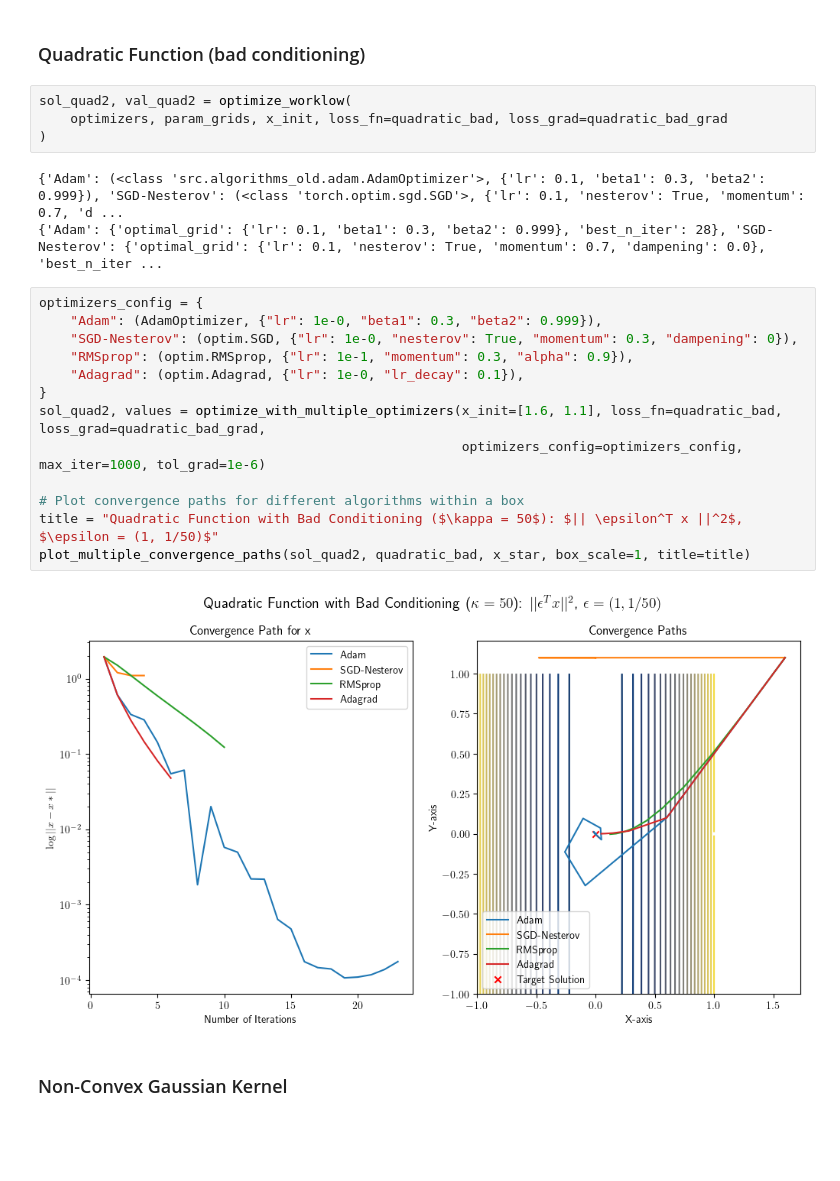
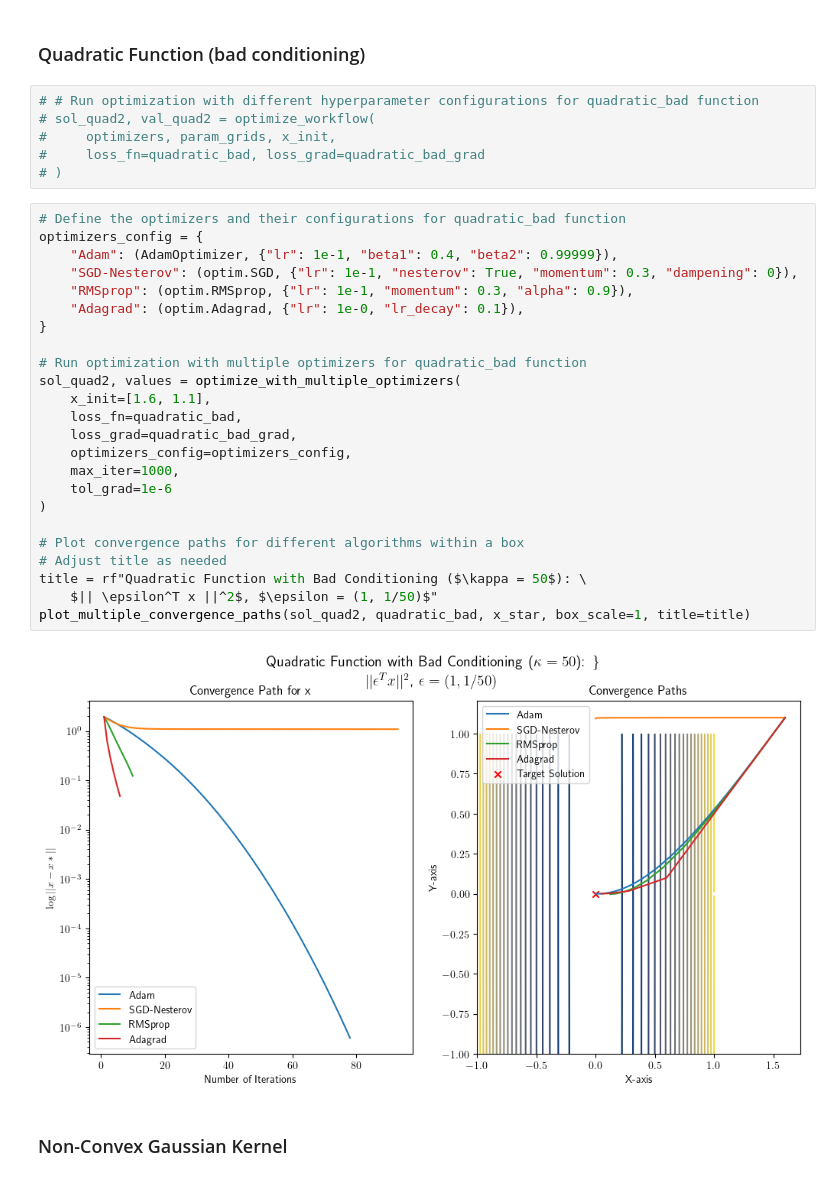
Before and after one commit to JulesBrable/AdvancedML, a Jupyter notebook: notebooks/algorithms.ipynb, the cells around one changed output. Cells and saved outputs as stored; diff of their text form; blank space fills up the shorter version.

```diff
--- a/notebooks/algorithms.ipynb
+++ b/notebooks/algorithms.ipynb
@@ -328,27 +360,37 @@ plot_multiple_convergence_paths(sol_quad1, quadratic_good, x_star, box_scale=1,
 # %% [markdown]
 ### Quadratic Function (bad conditioning)
 # %%
-sol_quad2, val_quad2 = optimize_worklow(
-    optimizers, param_grids, x_init, loss_fn=quadratic_bad, loss_grad=quadratic_bad_grad
-)
+# # Run optimization with different hyperparameter configurations for quadratic_bad function
+# sol_quad2, val_quad2 = optimize_workflow(
+#     optimizers, param_grids, x_init,
+#     loss_fn=quadratic_bad, loss_grad=quadratic_bad_grad
+# )
-# %% [output]
-{'Adam': (<class 'src.algorithms_old.adam.AdamOptimizer'>, {'lr': 0.1, 'beta1': 0.3, 'beta2': 0.999}), 'SGD-Nesterov': (<class 'torch.optim.sgd.SGD'>, {'lr': 0.1, 'nesterov': True, 'momentum': 0.7, 'd ...
-{'Adam': {'optimal_grid': {'lr': 0.1, 'beta1': 0.3, 'beta2': 0.999}, 'best_n_iter': 28}, 'SGD-Nesterov': {'optimal_grid': {'lr': 0.1, 'nesterov': True, 'momentum': 0.7, 'dampening': 0.0}, 'best_n_iter ...
 # %%
+# Define the optimizers and their configurations for quadratic_bad function
 optimizers_config = {
-    "Adam": (AdamOptimizer, {"lr": 1e-0, "beta1": 0.3, "beta2": 0.999}),
-    "SGD-Nesterov": (optim.SGD, {"lr": 1e-0, "nesterov": True, "momentum": 0.3, "dampening": 0}),
+    "Adam": (AdamOptimizer, {"lr": 1e-1, "beta1": 0.4, "beta2": 0.99999}),
+    "SGD-Nesterov": (optim.SGD, {"lr": 1e-1, "nesterov": True, "momentum": 0.3, "dampening": 0}),
     "RMSprop": (optim.RMSprop, {"lr": 1e-1, "momentum": 0.3, "alpha": 0.9}),
     "Adagrad": (optim.Adagrad, {"lr": 1e-0, "lr_decay": 0.1}),
 }
-sol_quad2, values = optimize_with_multiple_optimizers(x_init=[1.6, 1.1], loss_fn=quadratic_bad, loss_grad=quadratic_bad_grad,
-                                                      optimizers_config=optimizers_config, max_iter=1000, tol_grad=1e-6)
+
+# Run optimization with multiple optimizers for quadratic_bad function
+sol_quad2, values = optimize_with_multiple_optimizers(
+    x_init=[1.6, 1.1],
+    loss_fn=quadratic_bad,
+    loss_grad=quadratic_bad_grad,
+    optimizers_config=optimizers_config,
+    max_iter=1000,
+    tol_grad=1e-6
+)
 
 # Plot convergence paths for different algorithms within a box
-title = "Quadratic Function with Bad Conditioning ($\kappa = 50$): $|| \epsilon^T x ||^2$, $\epsilon = (1, 1/50)$"
+# Adjust title as needed
+title = rf"Quadratic Function with Bad Conditioning ($\kappa = 50$): \
+    $|| \epsilon^T x ||^2$, $\epsilon = (1, 1/50)$"
 plot_multiple_convergence_paths(sol_quad2, quadratic_bad, x_star, box_scale=1, title=title)
 # %% [output]
-[figure, old version]
+[figure, new version]
 # %% [markdown]
 ### Non-Convex Gaussian Kernel
 # %%
```
Also changed, not shown: parts of 29 cells of this notebook, 2 other files.
